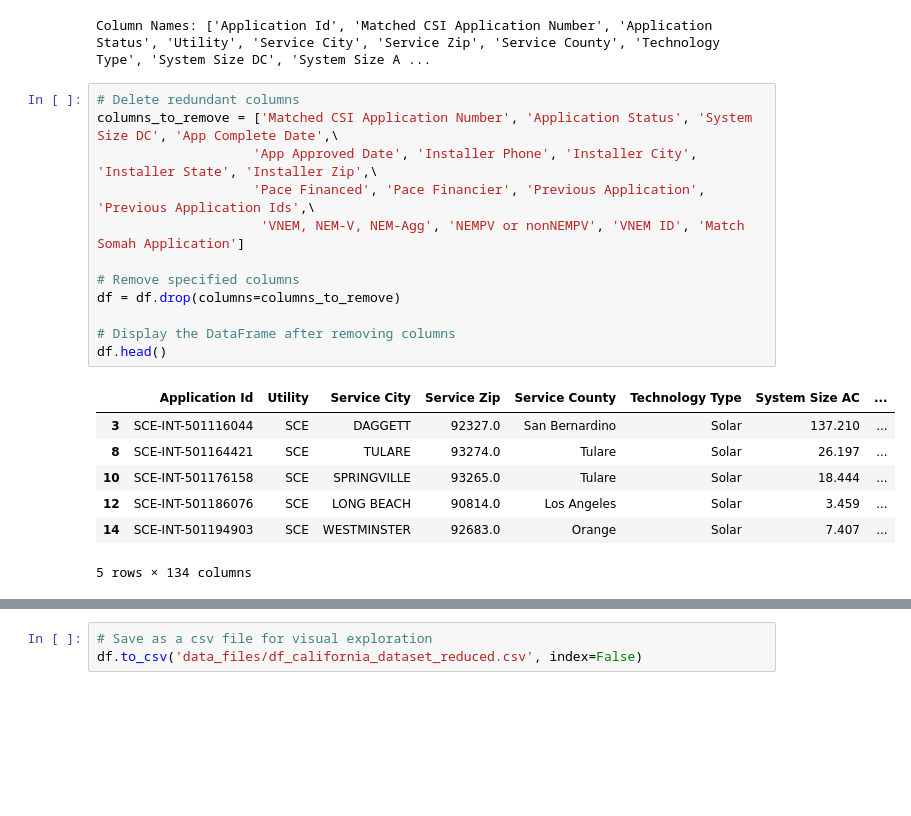
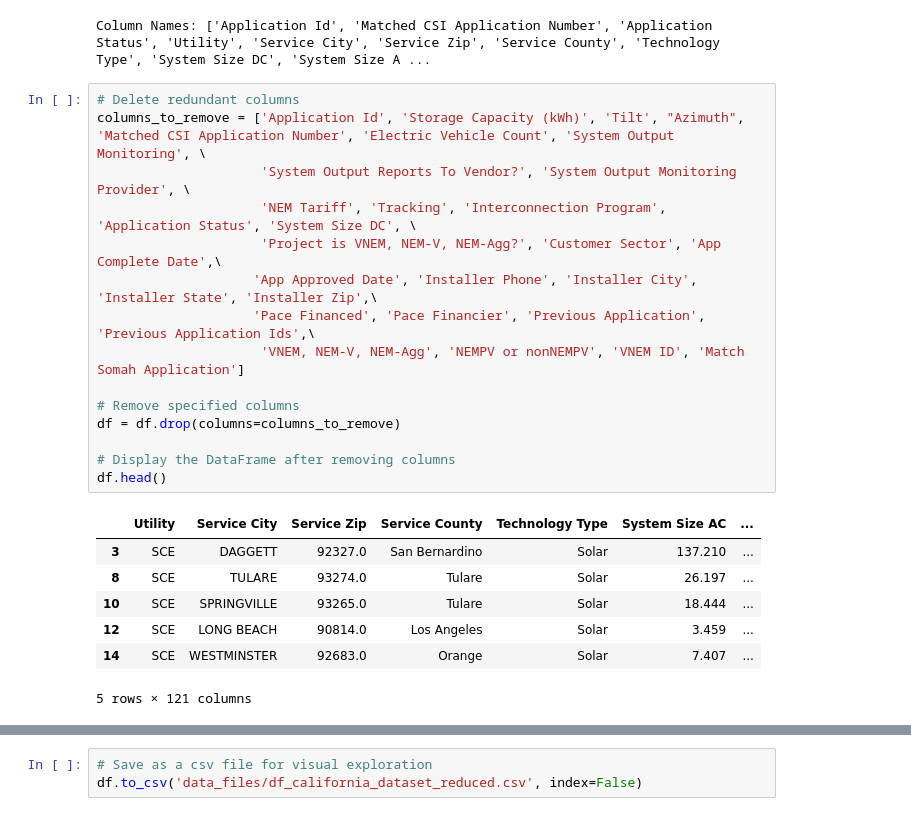
Before and after one commit to ns96/ML_Project, a Jupyter notebook: Cleaning_code.ipynb, the cells around one changed output, grey strips where cells are left out. Cells and saved outputs as stored; diff of their text form; blank space fills up the shorter version.

```diff
--- a/Cleaning_code.ipynb
+++ b/Cleaning_code.ipynb
@@ -196,24 +196,28 @@ print("Column Names:", column_names)
 Column Names: ['Application Id', 'Matched CSI Application Number', 'Application Status', 'Utility', 'Service City', 'Service Zip', 'Service County', 'Technology Type', 'System Size DC', 'System Size A ...
 # %%
 # Delete redundant columns
-columns_to_remove = ['Matched CSI Application Number', 'Application Status', 'System Size DC', 'App Complete Date',\
+columns_to_remove = ['Application Id', 'Storage Capacity (kWh)', 'Tilt', "Azimuth",
+'Matched CSI Application Number', 'Electric Vehicle Count', 'System Output Monitoring', \
+                     'System Output Reports To Vendor?', 'System Output Monitoring Provider', \
+                     'NEM Tariff', 'Tracking', 'Interconnection Program', 'Application Status', 'System Size DC', \
+                     'Project is VNEM, NEM-V, NEM-Agg?', 'Customer Sector', 'App Complete Date',\
                     'App Approved Date', 'Installer Phone', 'Installer City', 'Installer State', 'Installer Zip',\
                     'Pace Financed', 'Pace Financier', 'Previous Application', 'Previous Application Ids',\
                      'VNEM, NEM-V, NEM-Agg', 'NEMPV or nonNEMPV', 'VNEM ID', 'Match Somah Application']
 
 # Remove specified columns
 df = df.drop(columns=columns_to_remove)
 
 # Display the DataFrame after removing columns
 df.head()
 # %% [output]
-|  | Application Id | Utility | Service City | Service Zip | Service County | Technology Type | System Size AC | ... |
-| 3 | SCE-INT-501116044 | SCE | DAGGETT | 92327.0 | San Bernardino | Solar | 137.210 | ... |
-| 8 | SCE-INT-501164421 | SCE | TULARE | 93274.0 | Tulare | Solar | 26.197 | ... |
-| 10 | SCE-INT-501176158 | SCE | SPRINGVILLE | 93265.0 | Tulare | Solar | 18.444 | ... |
-| 12 | SCE-INT-501186076 | SCE | LONG BEACH | 90814.0 | Los Angeles | Solar | 3.459 | ... |
-| 14 | SCE-INT-501194903 | SCE | WESTMINSTER | 92683.0 | Orange | Solar | 7.407 | ... |
+|  | Utility | Service City | Service Zip | Service County | Technology Type | System Size AC | ... |
+| 3 | SCE | DAGGETT | 92327.0 | San Bernardino | Solar | 137.210 | ... |
+| 8 | SCE | TULARE | 93274.0 | Tulare | Solar | 26.197 | ... |
+| 10 | SCE | SPRINGVILLE | 93265.0 | Tulare | Solar | 18.444 | ... |
+| 12 | SCE | LONG BEACH | 90814.0 | Los Angeles | Solar | 3.459 | ... |
+| 14 | SCE | WESTMINSTER | 92683.0 | Orange | Solar | 7.407 | ... |
-5 rows × 134 columns
+5 rows × 121 columns
 # %%
 # Replace empty cells in "Installer Name_standard_name" column with "Self-installed" where "Self Installer" is "yes"
 df.loc[df['Self Installer'] == 'yes', 'Installer Name'] = df.loc[df['Self Installer'] == 'yes', 'Installer Name'].fillna('Self-installed')
```
Also changed, not shown: parts of 45 cells of this notebook, 1 other file.
